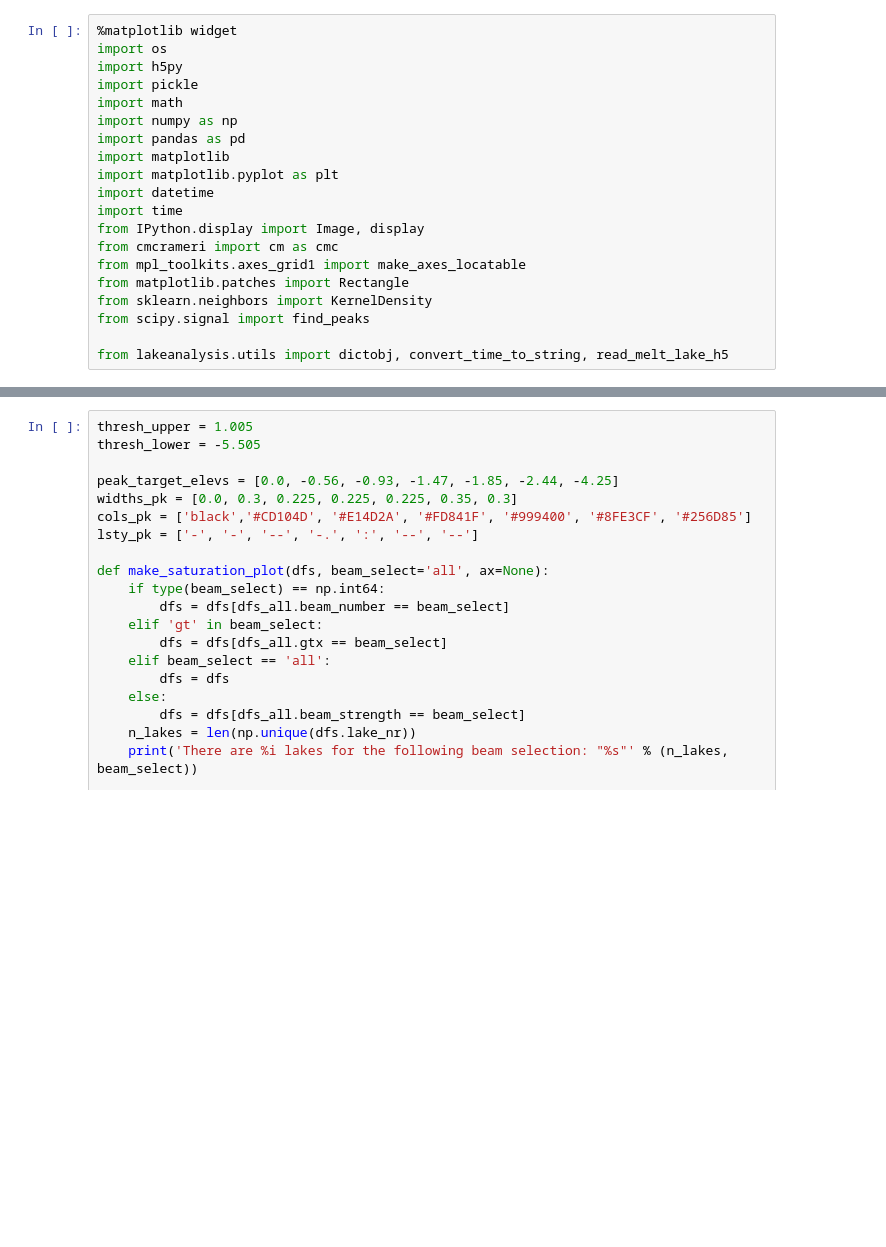
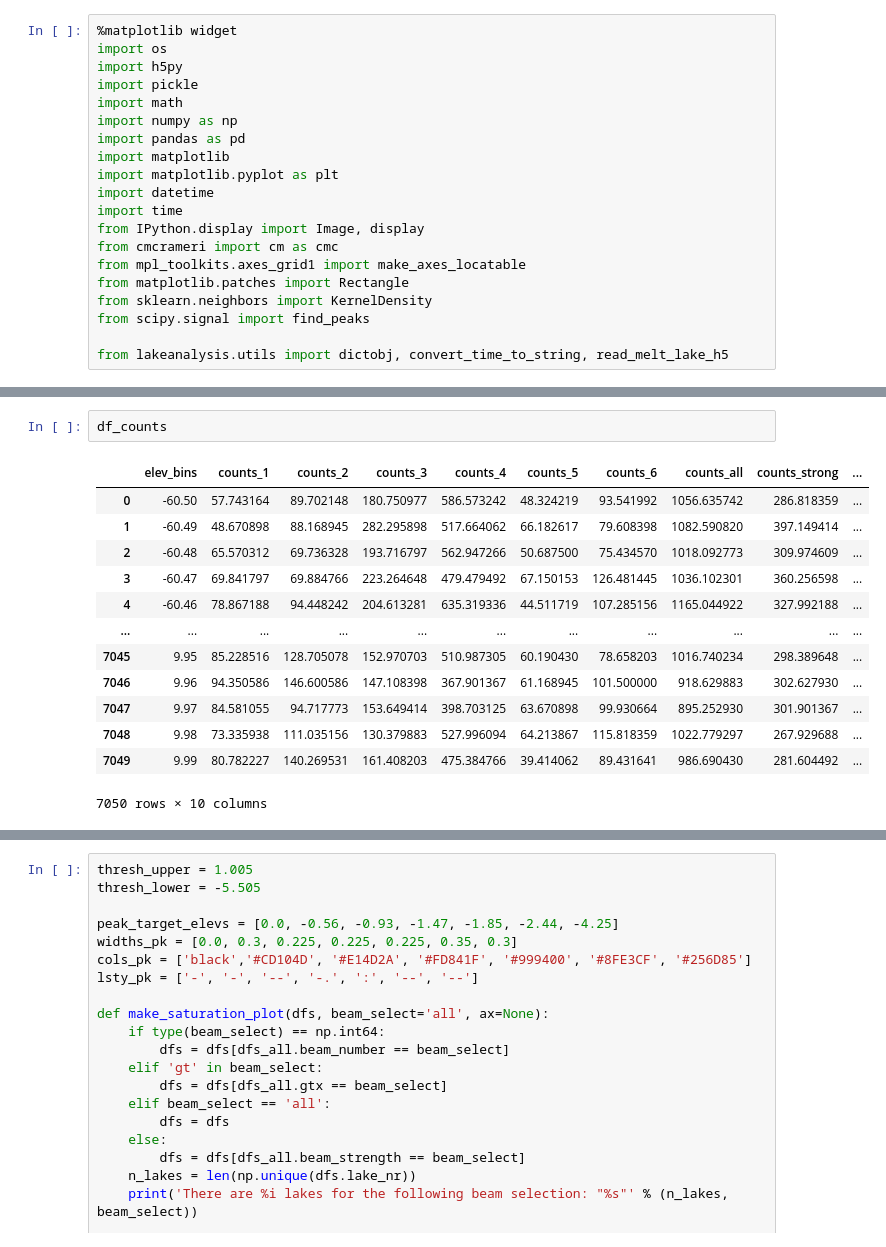
Before and after one commit to fliphilipp/icelakes-methods, a Jupyter notebook: 02c_get_saturation_counts_alldata.ipynb, the cells around one changed output, grey strips where cells are left out. Drawn from its saved outputs; the diff is of its cells as text; blank space fills up the shorter version.

```diff
--- a/02c_get_saturation_counts_alldata.ipynb
+++ b/02c_get_saturation_counts_alldata.ipynb
@@ -81,4 +81,20 @@ df_lake_counts
 reading file 25094 / 25094
 |  | all | strong | weak | beam_1 | beam_2 | beam_3 | beam_4 | beam_5 | beam_6 |
 | 0 | 24961 | 12592 | 12369 | 3851 | 4035 | 4942 | 4465 | 3799 | 3869 |
+# %%
+df_counts
+# %% [output]
+|  | elev_bins | counts_1 | counts_2 | counts_3 | counts_4 | counts_5 | counts_6 | counts_all | counts_strong | ... |
+| 0 | -60.50 | 57.743164 | 89.702148 | 180.750977 | 586.573242 | 48.324219 | 93.541992 | 1056.635742 | 286.818359 | ... |
+| 1 | -60.49 | 48.670898 | 88.168945 | 282.295898 | 517.664062 | 66.182617 | 79.608398 | 1082.590820 | 397.149414 | ... |
+| 2 | -60.48 | 65.570312 | 69.736328 | 193.716797 | 562.947266 | 50.687500 | 75.434570 | 1018.092773 | 309.974609 | ... |
+| 3 | -60.47 | 69.841797 | 69.884766 | 223.264648 | 479.479492 | 67.150153 | 126.481445 | 1036.102301 | 360.256598 | ... |
+| 4 | -60.46 | 78.867188 | 94.448242 | 204.613281 | 635.319336 | 44.511719 | 107.285156 | 1165.044922 | 327.992188 | ... |
+| ... | ... | ... | ... | ... | ... | ... | ... | ... | ... | ... |
+| 7045 | 9.95 | 85.228516 | 128.705078 | 152.970703 | 510.987305 | 60.190430 | 78.658203 | 1016.740234 | 298.389648 | ... |
+| 7046 | 9.96 | 94.350586 | 146.600586 | 147.108398 | 367.901367 | 61.168945 | 101.500000 | 918.629883 | 302.627930 | ... |
+| 7047 | 9.97 | 84.581055 | 94.717773 | 153.649414 | 398.703125 | 63.670898 | 99.930664 | 895.252930 | 301.901367 | ... |
+| 7048 | 9.98 | 73.335938 | 111.035156 | 130.379883 | 527.996094 | 64.213867 | 115.818359 | 1022.779297 | 267.929688 | ... |
+| 7049 | 9.99 | 80.782227 | 140.269531 | 161.408203 | 475.384766 | 39.414062 | 89.431641 | 986.690430 | 281.604492 | ... |
+7050 rows × 10 columns
 # %%
```
Also changed, not shown: parts of 5 cells of this notebook, 18 other files.
